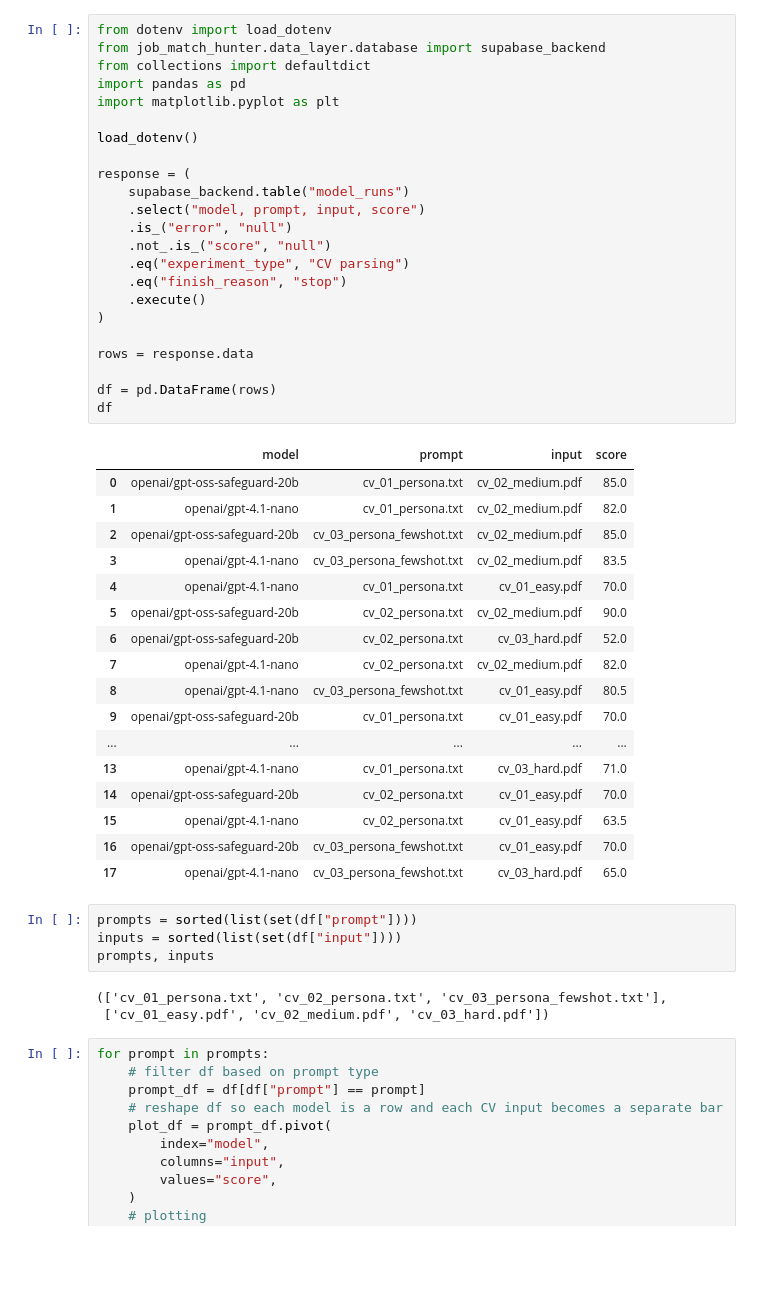
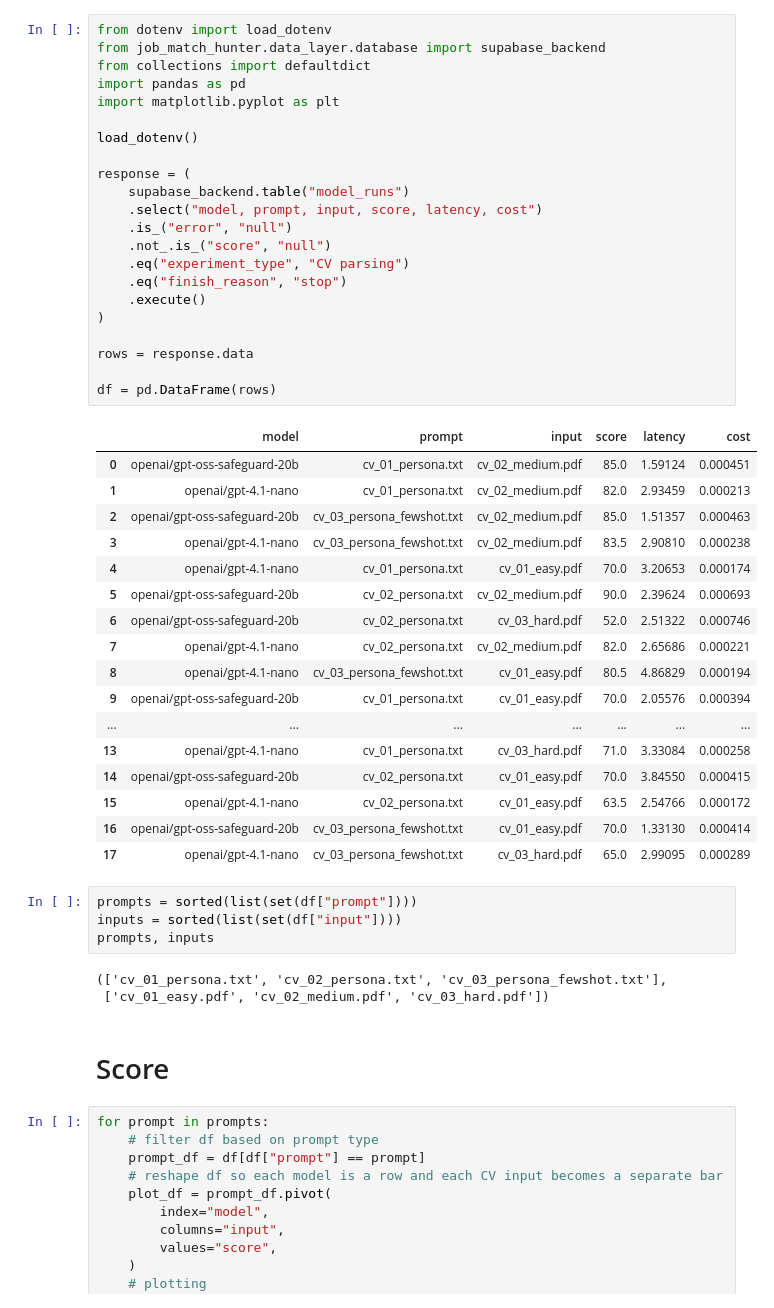
Before and after one commit to Willian-Girao/job-match-hunter, a Jupyter notebook: evaluation/visualize_cv_scoring.ipynb, the cells around one changed output. Saved outputs shown, nothing was run; the diff lists cells and outputs as text; blank space fills up the shorter version.

Commit message:
Model Evaluation
Visualizing prompt vs score/latency/cost

```diff
--- a/evaluation/visualize_cv_scoring.ipynb
+++ b/evaluation/visualize_cv_scoring.ipynb
@@ -1,44 +1,43 @@
 # %%
 from dotenv import load_dotenv
 from job_match_hunter.data_layer.database import supabase_backend
 from collections import defaultdict
 import pandas as pd
 import matplotlib.pyplot as plt
 
 load_dotenv()
 
 response = (
     supabase_backend.table("model_runs")
-    .select("model, prompt, input, score")
+    .select("model, prompt, input, score, latency, cost")
     .is_("error", "null")
     .not_.is_("score", "null")
     .eq("experiment_type", "CV parsing")
     .eq("finish_reason", "stop")
     .execute()
 )
 
 rows = response.data
 
 df = pd.DataFrame(rows)
-df
 # %% [output]
-|  | model | prompt | input | score |
-| 0 | openai/gpt-oss-safeguard-20b | cv_01_persona.txt | cv_02_medium.pdf | 85.0 |
-| 1 | openai/gpt-4.1-nano | cv_01_persona.txt | cv_02_medium.pdf | 82.0 |
-| 2 | openai/gpt-oss-safeguard-20b | cv_03_persona_fewshot.txt | cv_02_medium.pdf | 85.0 |
-| 3 | openai/gpt-4.1-nano | cv_03_persona_fewshot.txt | cv_02_medium.pdf | 83.5 |
-| 4 | openai/gpt-4.1-nano | cv_01_persona.txt | cv_01_easy.pdf | 70.0 |
-| 5 | openai/gpt-oss-safeguard-20b | cv_02_persona.txt | cv_02_medium.pdf | 90.0 |
-| 6 | openai/gpt-oss-safeguard-20b | cv_02_persona.txt | cv_03_hard.pdf | 52.0 |
-| 7 | openai/gpt-4.1-nano | cv_02_persona.txt | cv_02_medium.pdf | 82.0 |
-| 8 | openai/gpt-4.1-nano | cv_03_persona_fewshot.txt | cv_01_easy.pdf | 80.5 |
-| 9 | openai/gpt-oss-safeguard-20b | cv_01_persona.txt | cv_01_easy.pdf | 70.0 |
-| ... | ... | ... | ... | ... |
-| 13 | openai/gpt-4.1-nano | cv_01_persona.txt | cv_03_hard.pdf | 71.0 |
-| 14 | openai/gpt-oss-safeguard-20b | cv_02_persona.txt | cv_01_easy.pdf | 70.0 |
-| 15 | openai/gpt-4.1-nano | cv_02_persona.txt | cv_01_easy.pdf | 63.5 |
-| 16 | openai/gpt-oss-safeguard-20b | cv_03_persona_fewshot.txt | cv_01_easy.pdf | 70.0 |
-| 17 | openai/gpt-4.1-nano | cv_03_persona_fewshot.txt | cv_03_hard.pdf | 65.0 |
+|  | model | prompt | input | score | latency | cost |
+| 0 | openai/gpt-oss-safeguard-20b | cv_01_persona.txt | cv_02_medium.pdf | 85.0 | 1.59124 | 0.000451 |
+| 1 | openai/gpt-4.1-nano | cv_01_persona.txt | cv_02_medium.pdf | 82.0 | 2.93459 | 0.000213 |
+| 2 | openai/gpt-oss-safeguard-20b | cv_03_persona_fewshot.txt | cv_02_medium.pdf | 85.0 | 1.51357 | 0.000463 |
+| 3 | openai/gpt-4.1-nano | cv_03_persona_fewshot.txt | cv_02_medium.pdf | 83.5 | 2.90810 | 0.000238 |
+| 4 | openai/gpt-4.1-nano | cv_01_persona.txt | cv_01_easy.pdf | 70.0 | 3.20653 | 0.000174 |
+| 5 | openai/gpt-oss-safeguard-20b | cv_02_persona.txt | cv_02_medium.pdf | 90.0 | 2.39624 | 0.000693 |
+| 6 | openai/gpt-oss-safeguard-20b | cv_02_persona.txt | cv_03_hard.pdf | 52.0 | 2.51322 | 0.000746 |
+| 7 | openai/gpt-4.1-nano | cv_02_persona.txt | cv_02_medium.pdf | 82.0 | 2.65686 | 0.000221 |
+| 8 | openai/gpt-4.1-nano | cv_03_persona_fewshot.txt | cv_01_easy.pdf | 80.5 | 4.86829 | 0.000194 |
+| 9 | openai/gpt-oss-safeguard-20b | cv_01_persona.txt | cv_01_easy.pdf | 70.0 | 2.05576 | 0.000394 |
+| ... | ... | ... | ... | ... | ... | ... |
+| 13 | openai/gpt-4.1-nano | cv_01_persona.txt | cv_03_hard.pdf | 71.0 | 3.33084 | 0.000258 |
+| 14 | openai/gpt-oss-safeguard-20b | cv_02_persona.txt | cv_01_easy.pdf | 70.0 | 3.84550 | 0.000415 |
+| 15 | openai/gpt-4.1-nano | cv_02_persona.txt | cv_01_easy.pdf | 63.5 | 2.54766 | 0.000172 |
+| 16 | openai/gpt-oss-safeguard-20b | cv_03_persona_fewshot.txt | cv_01_easy.pdf | 70.0 | 1.33130 | 0.000414 |
+| 17 | openai/gpt-4.1-nano | cv_03_persona_fewshot.txt | cv_03_hard.pdf | 65.0 | 2.99095 | 0.000289 |
 # %%
 prompts = sorted(list(set(df["prompt"])))
 inputs = sorted(list(set(df["input"])))
@@ -46,6 +45,8 @@ prompts, inputs
 # %% [output]
 (['cv_01_persona.txt', 'cv_02_persona.txt', 'cv_03_persona_fewshot.txt'],
  ['cv_01_easy.pdf', 'cv_02_medium.pdf', 'cv_03_hard.pdf'])
+# %% [markdown]
+# Score
 # %%
 for prompt in prompts:
     # filter df based on prompt type
```
Also changed, not shown: parts of 4 cells of this notebook, 3 other files.
